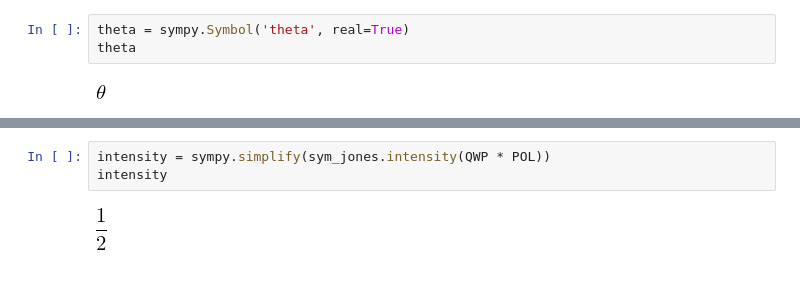
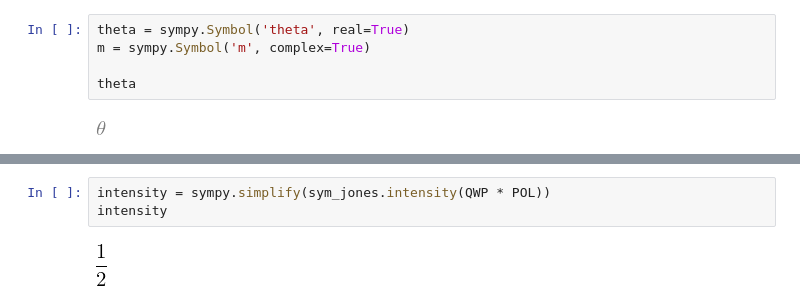
Before and after one commit to scottprahl/pypolar, a Jupyter notebook: docs/10b-Ellipsometry.ipynb, the cells around one changed output, grey strips where cells are left out. Drawn from its saved outputs; the diff is of its cells as text.

```diff
--- a/docs/10-Null-Ellipsometry.ipynb
+++ b/docs/10b-Ellipsometry.ipynb
@@ -42,8 +196,10 @@ def ellipsometry_rho(Delta,tanpsi):
 # %%
 theta = sympy.Symbol('theta', real=True)
+m = sympy.Symbol('m', complex=True)
+
 theta
 # %% [output]
-[figure, old version]
+[figure, new version]
 # %%
 QWP = sym_jones.op_quarter_wave_plate(sympy.numbers.pi/4)
 QWP
```
Also changed, not shown: parts of 17 cells of this notebook, 1 other file.
